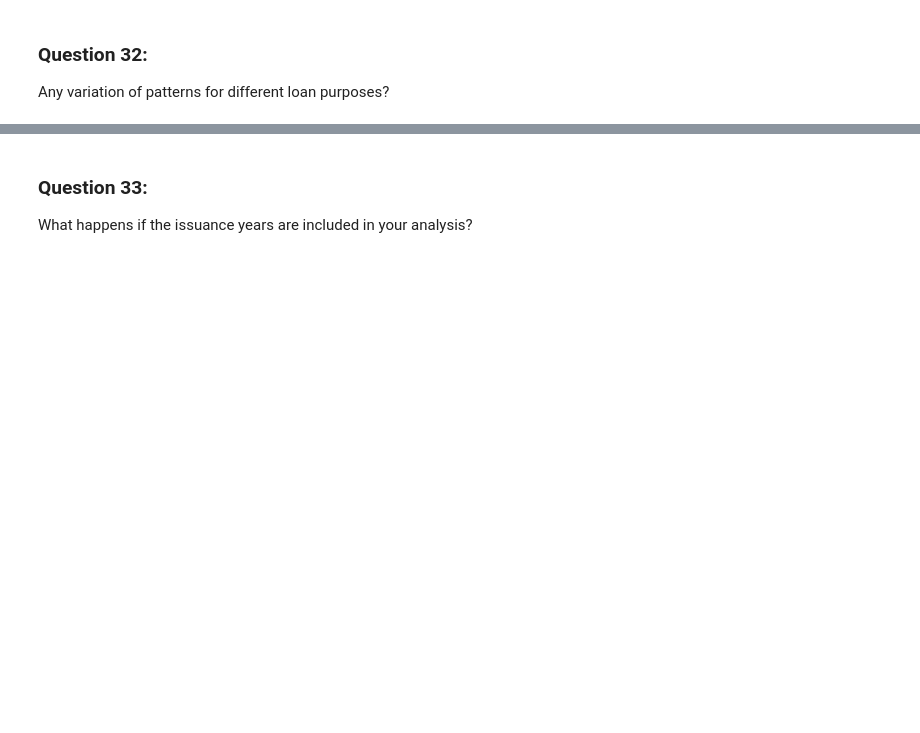
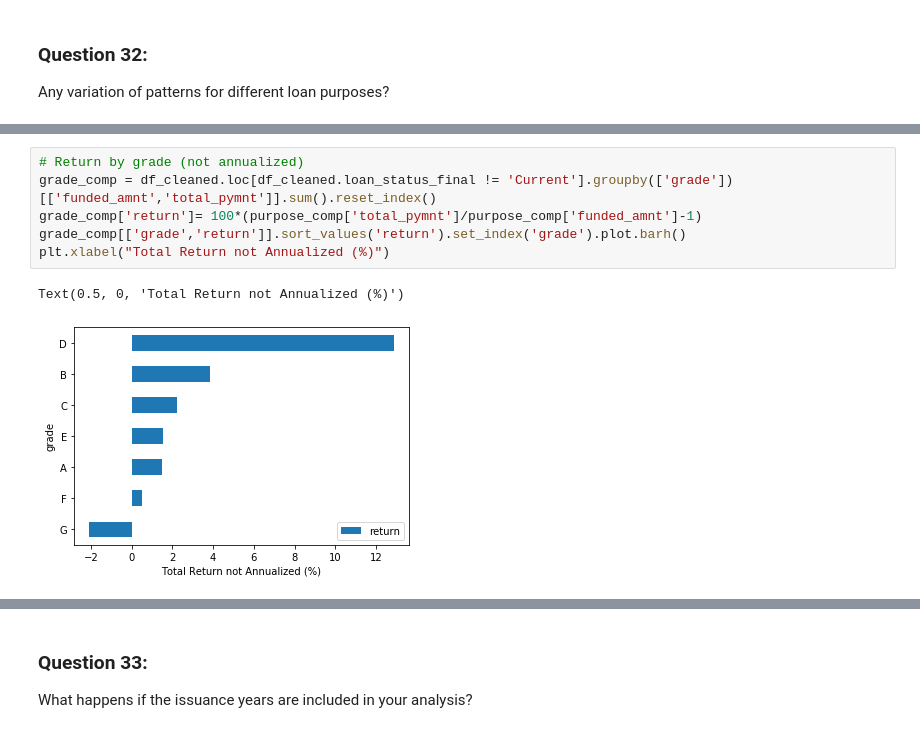
Before and after one commit to jah377/XGB_LoanRiskClassification, a Jupyter notebook: vincent_ji/aiko_EDA_questions_VJ.ipynb, the cells around one changed output, grey strips where cells are left out. Saved outputs shown, nothing was run; the diff lists cells and outputs as text; blank space fills up the shorter version.

```diff
--- a/vincent_ji/aiko_EDA_questions_VJ.ipynb
+++ b/vincent_ji/aiko_EDA_questions_VJ.ipynb
@@ -268 +354,10 @@ purpose_comp[['purpose','return']].sort_values('return').set_index('purpose').pl
+# %%
+# Return by grade (not annualized)
+grade_comp = df_cleaned.loc[df_cleaned.loan_status_final != 'Current'].groupby(['grade'])[['funded_amnt','total_pymnt']].sum().reset_index()
+grade_comp['return']= 100*(purpose_comp['total_pymnt']/purpose_comp['funded_amnt']-1)
+grade_comp[['grade','return']].sort_values('return').set_index('grade').plot.barh()
+plt.xlabel("Total Return not Annualized (%)")
+# %% [output]
+Text(0.5, 0, 'Total Return not Annualized (%)')
+[figure, added]
 # %%
```
Also changed, not shown: parts of 22 cells of this notebook.
